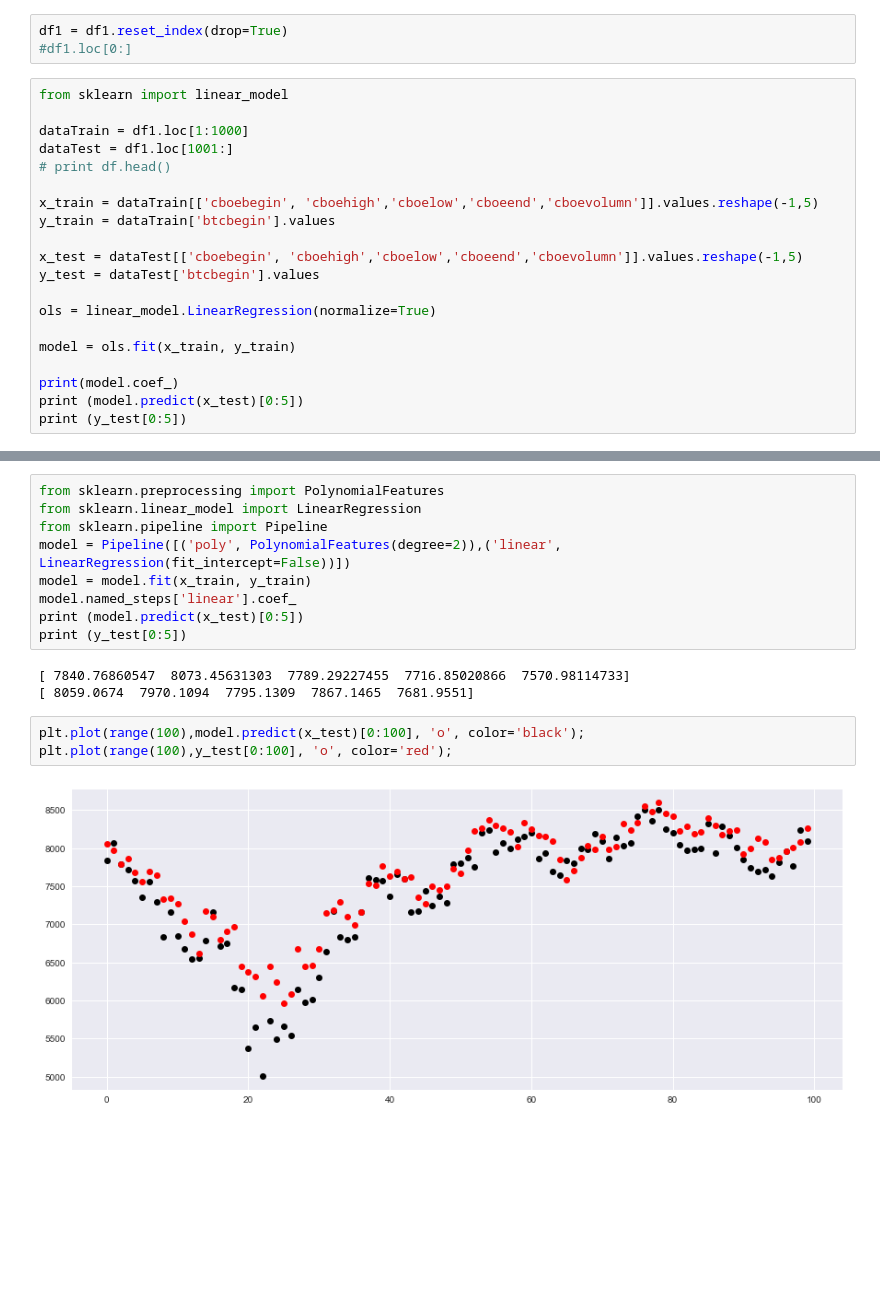
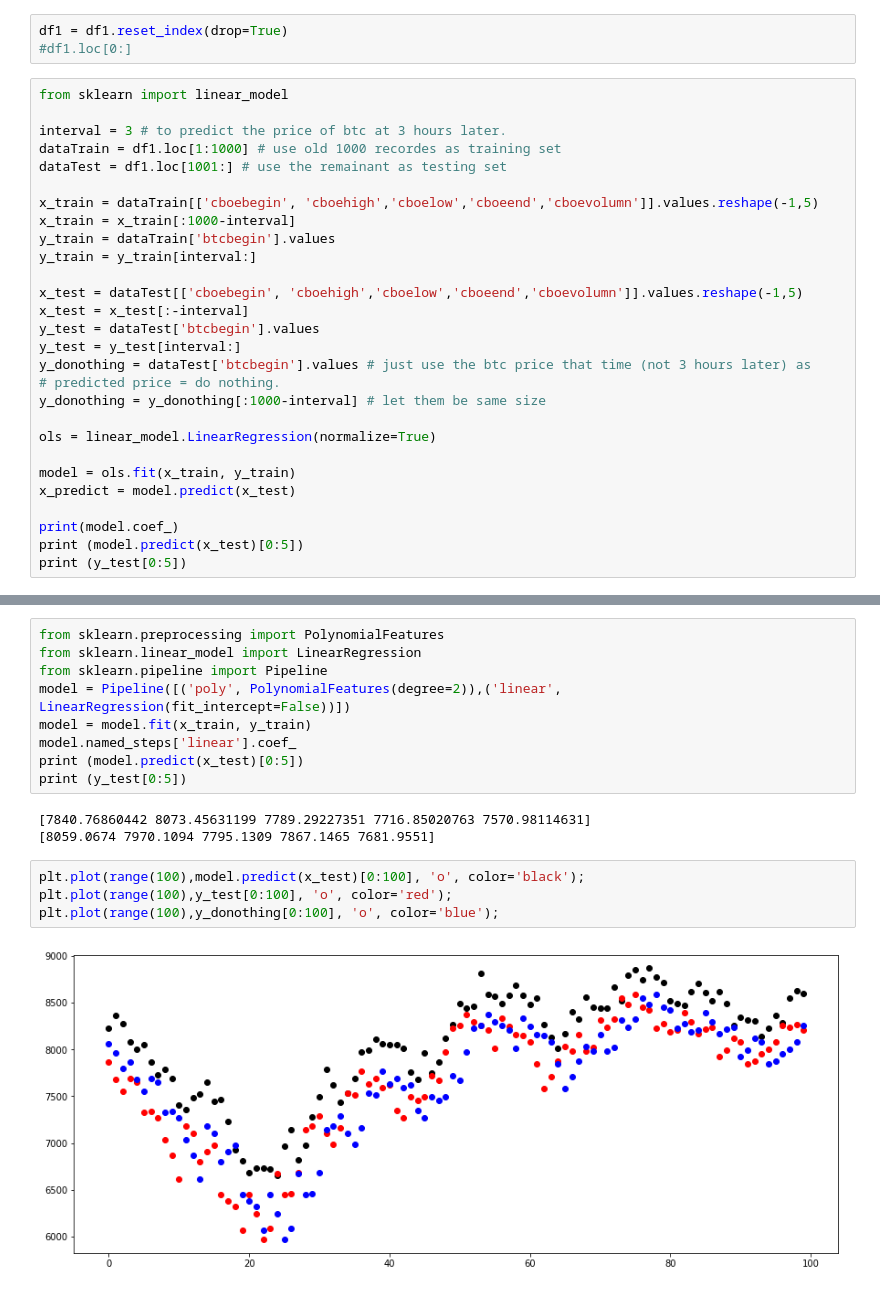
Before and after one commit to wanghaidong1972/predicttest, a Jupyter notebook: testcsv.ipynb, the cells around one changed output, grey strips where cells are left out. Drawn from its saved outputs; the diff is of its cells as text; blank space fills up the shorter version.

```diff
--- a/testcsv.ipynb
+++ b/testcsv.ipynb
@@ -121,19 +111,27 @@ df1 = df1.reset_index(drop=True)
 # %%
 from sklearn import linear_model
 
-dataTrain = df1.loc[1:1000]
-dataTest = df1.loc[1001:]
-# print df.head()
+interval = 3 # to predict the price of btc at 3 hours later.
+dataTrain = df1.loc[1:1000] # use old 1000 recordes as training set
+dataTest = df1.loc[1001:] # use the remainant as testing set
 
 x_train = dataTrain[['cboebegin', 'cboehigh','cboelow','cboeend','cboevolumn']].values.reshape(-1,5)
+x_train = x_train[:1000-interval]
 y_train = dataTrain['btcbegin'].values
+y_train = y_train[interval:]
 
 x_test = dataTest[['cboebegin', 'cboehigh','cboelow','cboeend','cboevolumn']].values.reshape(-1,5)
+x_test = x_test[:-interval]
 y_test = dataTest['btcbegin'].values
+y_test = y_test[interval:]
+y_donothing = dataTest['btcbegin'].values # just use the btc price that time (not 3 hours later) as
+# predicted price = do nothing.
+y_donothing = y_donothing[:1000-interval] # let them be same size
 
 ols = linear_model.LinearRegression(normalize=True)
 
 model = ols.fit(x_train, y_train)
+x_predict = model.predict(x_test)
 
 print(model.coef_)
 print (model.predict(x_test)[0:5])
@@ -152,10 +150,11 @@ model.named_steps['linear'].coef_
 print (model.predict(x_test)[0:5])
 print (y_test[0:5])
 # %% [output]
-[ 7840.76860547  8073.45631303  7789.29227455  7716.85020866  7570.98114733]
-[ 8059.0674  7970.1094  7795.1309  7867.1465  7681.9551]
+[7840.76860442 8073.45631199 7789.29227351 7716.85020763 7570.98114631]
+[8059.0674 7970.1094 7795.1309 7867.1465 7681.9551]
 # %%
 plt.plot(range(100),model.predict(x_test)[0:100], 'o', color='black');
 plt.plot(range(100),y_test[0:100], 'o', color='red');
+plt.plot(range(100),y_donothing[0:100], 'o', color='blue');
 # %% [output]
-[figure, old version]
+[figure, new version]
```
Also changed, not shown: parts of 6 cells of this notebook.
